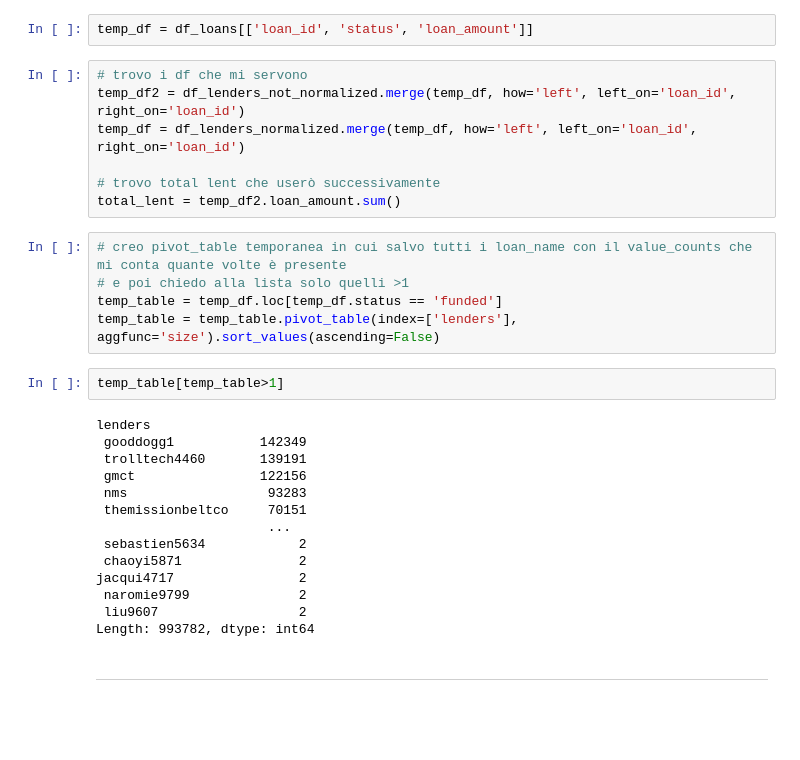
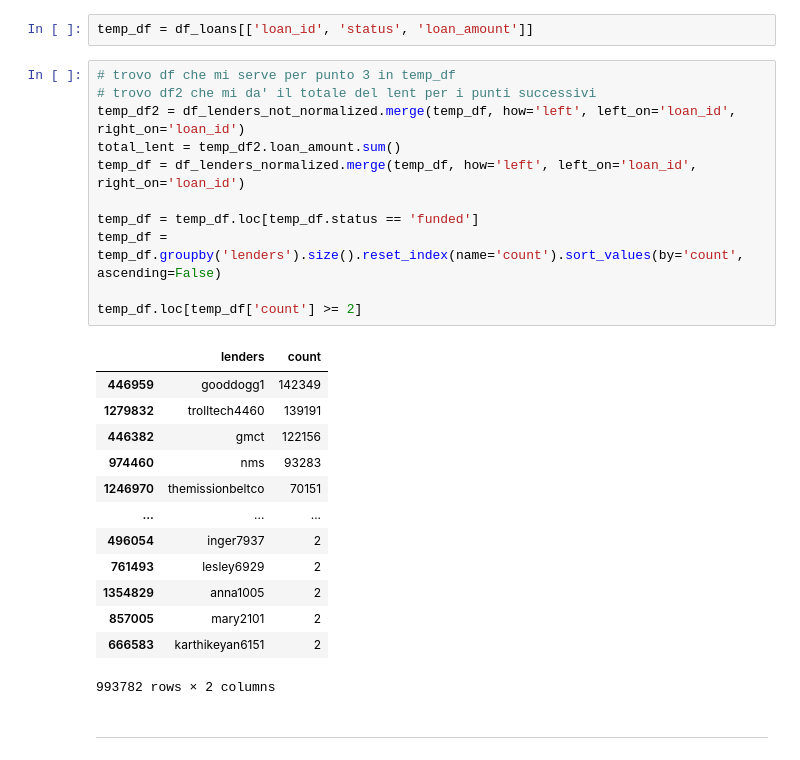
Before and after one commit to alessandropontini/Portfolio, a Jupyter notebook: Python/alessandro_pontini_852793v3.0.ipynb, the cells around one changed output. Saved outputs shown, nothing was run; the diff lists cells and outputs as text; blank space fills up the shorter version.

```diff
--- a/Python/alessandro_pontini_852793v3.0.ipynb
+++ b/Python/alessandro_pontini_852793v3.0.ipynb
@@ -123,33 +137,30 @@ df_loans[['loan_id','duration']]
 # %%
 temp_df = df_loans[['loan_id', 'status', 'loan_amount']]
 # %%
-# trovo i df che mi servono
+# trovo df che mi serve per punto 3 in temp_df
+# trovo df2 che mi da' il totale del lent per i punti successivi
 temp_df2 = df_lenders_not_normalized.merge(temp_df, how='left', left_on='loan_id', right_on='loan_id')
+total_lent = temp_df2.loan_amount.sum()
 temp_df = df_lenders_normalized.merge(temp_df, how='left', left_on='loan_id', right_on='loan_id')
 
-# trovo total lent che userò successivamente
-total_lent = temp_df2.loan_amount.sum()
+temp_df = temp_df.loc[temp_df.status == 'funded']
+temp_df = temp_df.groupby('lenders').size().reset_index(name='count').sort_values(by='count', ascending=False)
+
+temp_df.loc[temp_df['count'] >= 2]
+# %% [output]
+|  | lenders | count |
+| 446959 | gooddogg1 | 142349 |
+| 1279832 | trolltech4460 | 139191 |
+| 446382 | gmct | 122156 |
+| 974460 | nms | 93283 |
+| 1246970 | themissionbeltco | 70151 |
+| ... | ... | ... |
+| 496054 | inger7937 | 2 |
+| 761493 | lesley6929 | 2 |
+| 1354829 | anna1005 | 2 |
+| 857005 | mary2101 | 2 |
+| 666583 | karthikeyan6151 | 2 |
+993782 rows × 2 columns
-# %%
-# creo pivot_table temporanea in cui salvo tutti i loan_name con il value_counts che mi conta quante volte è presente
-# e poi chiedo alla lista solo quelli >1
-temp_table = temp_df.loc[temp_df.status == 'funded']
-temp_table = temp_table.pivot_table(index=['lenders'], aggfunc='size').sort_values(ascending=False)
-# %%
-temp_table[temp_table>1]
-# %% [output]
-lenders
- gooddogg1           142349
- trolltech4460       139191
- gmct                122156
- nms                  93283
- themissionbeltco     70151
-                      ...
- sebastien5634            2
- chaoyi5871               2
-jacqui4717                2
- naromie9799              2
- liu9607                  2
-Length: 993782, dtype: int64
 # %% [markdown]
 ***
 # %% [markdown]
```
Also changed, not shown: parts of 17 cells of this notebook.
